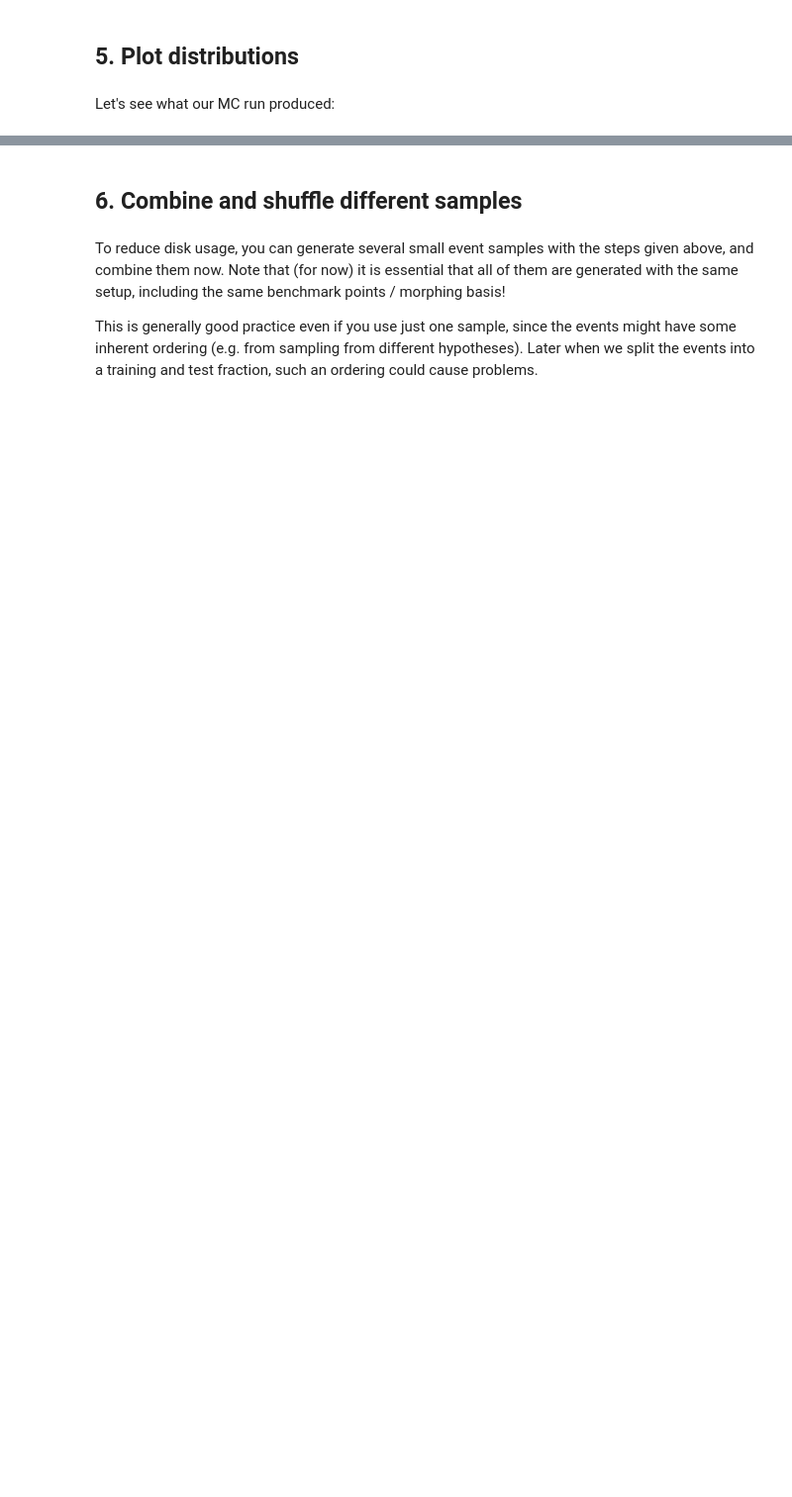
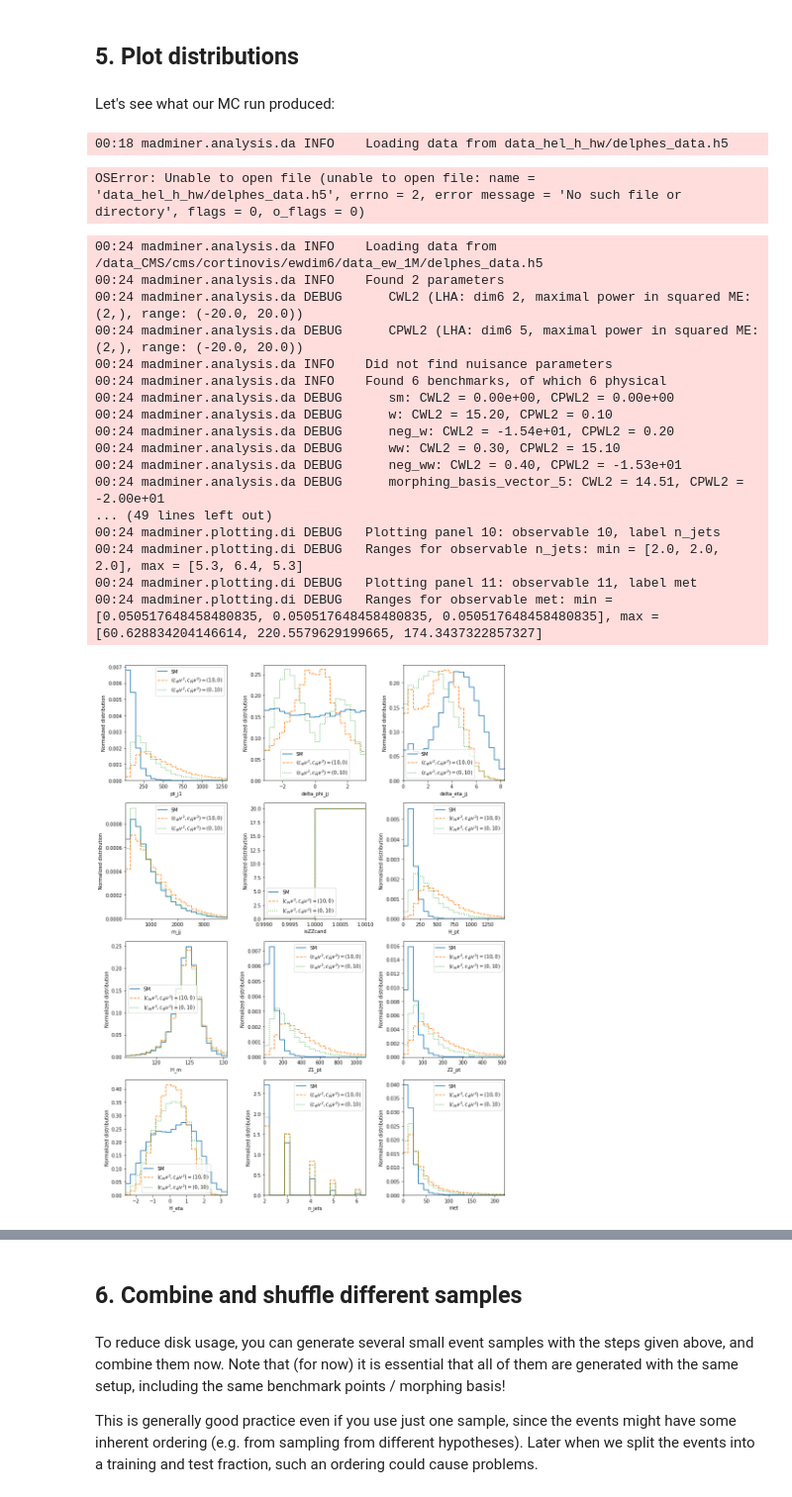
Before and after one commit to irenecortinovis/madminer, a Jupyter notebook: examples/tutorial_particle_physics/2b_delphes_level_analysis.ipynb, the cells around one changed output, grey strips where cells are left out. Shown at 99% size. Drawn from its saved outputs; the diff is of its cells as text; code cells hidden in the pictures; blank space fills up the shorter version.

```diff
--- a/examples/tutorial_particle_physics/2b_delphes_level_analysis.ipynb
+++ b/examples/tutorial_particle_physics/2b_delphes_level_analysis.ipynb
@@ -395,3 +445,47 @@ delphes.save('data_ew/delphes_data.h5')
 ## 5. Plot distributions
 # %% [markdown]
 Let's see what our MC run produced:
+# %%
+_ = plot_distributions(
+    filename='data_hel_h_hw/delphes_data.h5',
+    parameter_points=['sm',  np.array([10.,0.]), np.array([0.,10.])],
+    #parameter_points=['neg_w',  'w'],
+    line_labels=['SM', 'BSM1', 'BSM2'],
+    uncertainties='none',
+    n_bins=20,
+    n_cols=3,
+    normalize=True,
+)
+# %% [output]
+00:18 madminer.analysis.da INFO    Loading data from data_hel_h_hw/delphes_data.h5
+OSError: Unable to open file (unable to open file: name = 'data_hel_h_hw/delphes_data.h5', errno = 2, error message = 'No such file or directory', flags = 0, o_flags = 0)
+# %%
+_ = plot_distributions(
+    filename='/data_CMS/cms/cortinovis/ewdim6/data_ew_1M/delphes_data.h5',
+    parameter_points=['sm',  np.array([10.,0.]), np.array([0.,10.])],
+    #parameter_points=['neg_w',  'w'],
+    line_labels=['SM',r'$(c_{W} v^2,c_{\tilde{W}} v^2)=(10,0)$', r'$(c_{W} v^2,c_{\tilde{W}} v^2)=(0,10)$'],
+    uncertainties='none',
+    n_bins=20,
+    n_cols=3,
+    normalize=True,
+)
+# %% [output]
+00:24 madminer.analysis.da INFO    Loading data from /data_CMS/cms/cortinovis/ewdim6/data_ew_1M/delphes_data.h5
+00:24 madminer.analysis.da INFO    Found 2 parameters
+00:24 madminer.analysis.da DEBUG      CWL2 (LHA: dim6 2, maximal power in squared ME: (2,), range: (-20.0, 20.0))
+00:24 madminer.analysis.da DEBUG      CPWL2 (LHA: dim6 5, maximal power in squared ME: (2,), range: (-20.0, 20.0))
+00:24 madminer.analysis.da INFO    Did not find nuisance parameters
+00:24 madminer.analysis.da INFO    Found 6 benchmarks, of which 6 physical
+00:24 madminer.analysis.da DEBUG      sm: CWL2 = 0.00e+00, CPWL2 = 0.00e+00
+00:24 madminer.analysis.da DEBUG      w: CWL2 = 15.20, CPWL2 = 0.10
+00:24 madminer.analysis.da DEBUG      neg_w: CWL2 = -1.54e+01, CPWL2 = 0.20
+00:24 madminer.analysis.da DEBUG      ww: CWL2 = 0.30, CPWL2 = 15.10
+00:24 madminer.analysis.da DEBUG      neg_ww: CWL2 = 0.40, CPWL2 = -1.53e+01
+00:24 madminer.analysis.da DEBUG      morphing_basis_vector_5: CWL2 = 14.51, CPWL2 = -2.00e+01
+... (49 lines left out)
+00:24 madminer.plotting.di DEBUG   Plotting panel 10: observable 10, label n_jets
+00:24 madminer.plotting.di DEBUG   Ranges for observable n_jets: min = [2.0, 2.0, 2.0], max = [5.3, 6.4, 5.3]
+00:24 madminer.plotting.di DEBUG   Plotting panel 11: observable 11, label met
+00:24 madminer.plotting.di DEBUG   Ranges for observable met: min = [0.050517648458480835, 0.050517648458480835, 0.050517648458480835], max = [60.628834204146614, 220.5579629199665, 174.3437322857327]
+[figure, added]
```
Also changed, not shown: parts of 19 cells of this notebook, 27 other files.
